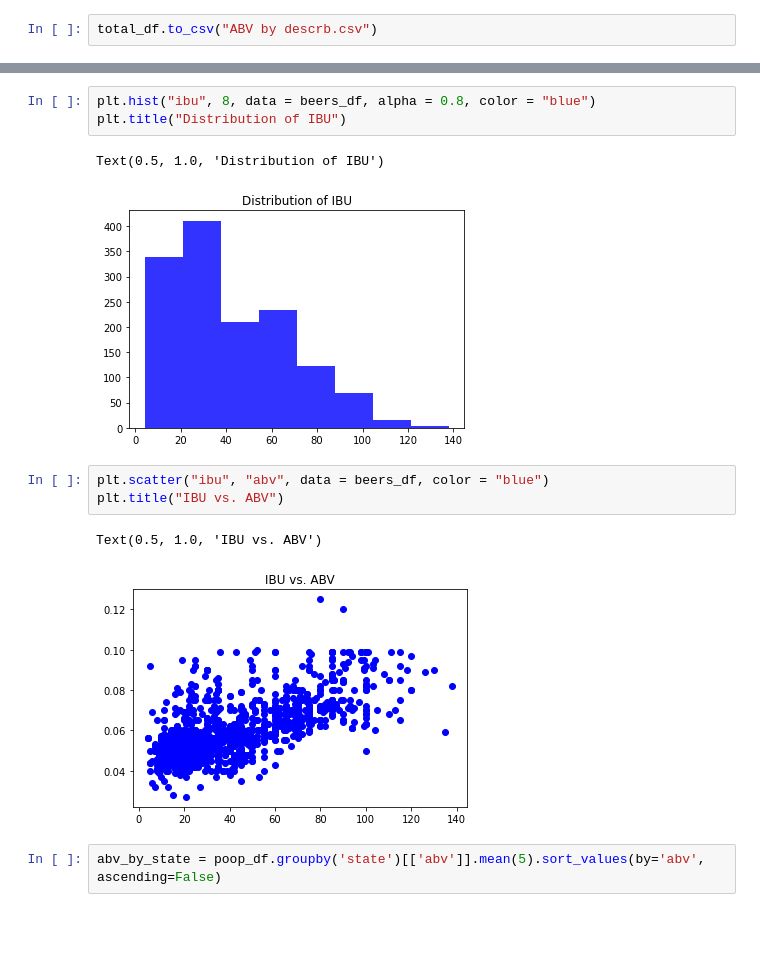
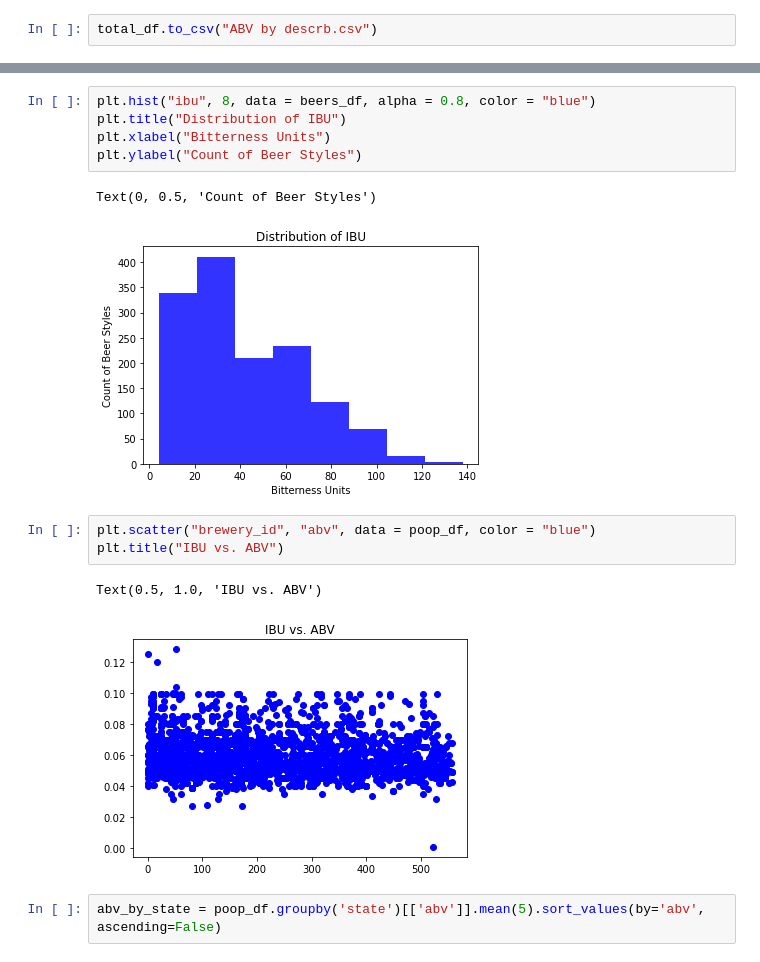
Before and after one commit to ItsGreyedOut/Brewery-Startup, a Jupyter notebook: resources/Dawn_proj1.ipynb, the cells around one changed output, grey strips where cells are left out. Cells and saved outputs as stored; diff of their text form; blank space fills up the shorter version.

```diff
--- a/resources/Dawn_proj1.ipynb
+++ b/resources/Dawn_proj1.ipynb
@@ -122,15 +109,17 @@ Text(0.5, 1.0, 'Distribution of ABV')
 # %%
 plt.hist("ibu", 8, data = beers_df, alpha = 0.8, color = "blue")
 plt.title("Distribution of IBU")
+plt.xlabel("Bitterness Units")
+plt.ylabel("Count of Beer Styles")
 # %% [output]
-Text(0.5, 1.0, 'Distribution of IBU')
+Text(0, 0.5, 'Count of Beer Styles')
-[figure, old version]
+[figure, new version]
 # %%
-plt.scatter("ibu", "abv", data = beers_df, color = "blue")
+plt.scatter("brewery_id", "abv", data = poop_df, color = "blue")
 plt.title("IBU vs. ABV")
 # %% [output]
 Text(0.5, 1.0, 'IBU vs. ABV')
-[figure, old version]
+[figure, new version]
 # %%
 abv_by_state = poop_df.groupby('state')[['abv']].mean(5).sort_values(by='abv', ascending=False)
 # %%
```
Also changed, not shown: parts of 9 cells of this notebook, 1 other file.
